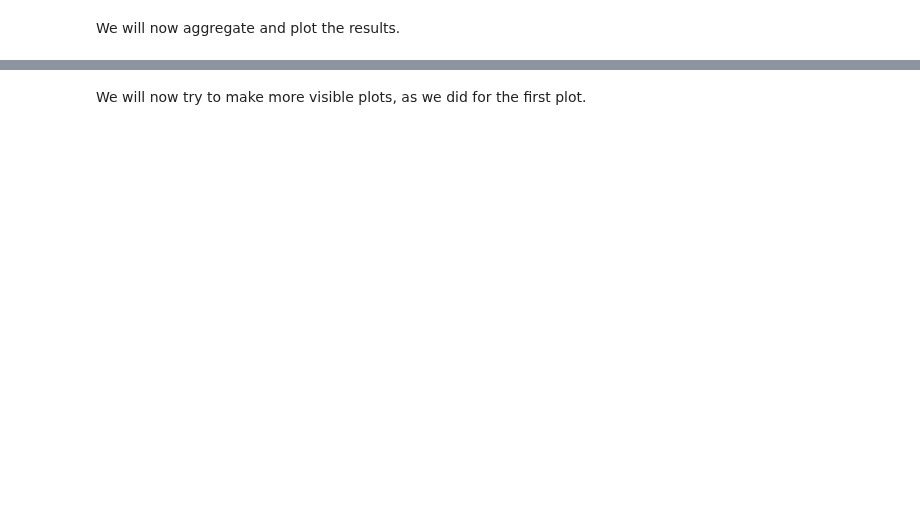
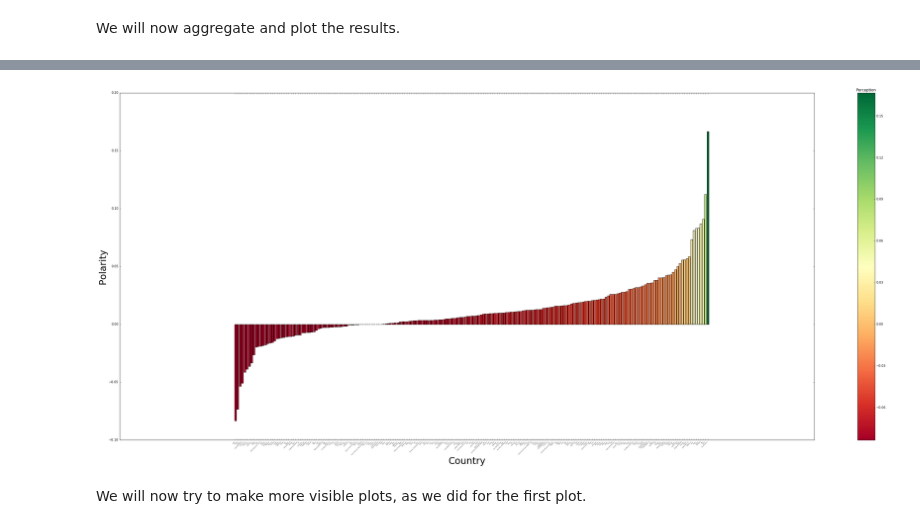
Before and after one commit to amirsh/ada-ana, a Jupyter notebook: HW5-notebooks/HW5-part2.ipynb, the cells around one changed output, grey strips where cells are left out. Cells and saved outputs as stored; diff of their text form; code cells hidden in the pictures; blank space fills up the shorter version.

```diff
--- a/HW5-notebooks/HW5-part2.ipynb
+++ b/HW5-notebooks/HW5-part2.ipynb
@@ -325,13 +325,14 @@ liu_hu_lexicon_polarity(mail,tokenizer)
 # %% [markdown]
 We will now apply the polarity function on all the emails.
 # %%
-tokenizer = treebank.TreebankWordTokenizer()
-
 sentiments2 = {}
 
 for i in np.arange(clean_emails.shape[0]):
     mail = clean_emails.iloc[i,0]
     sentiments2[i] = liu_hu_lexicon_polarity(mail,tokenizer)
+    # verbose
+    if i % 100 == 0:
+        print('email No {}'.format(i+1))
 
 sentiments2 = pd.Series(sentiments2)
 clean_emails['Polarity 2'] = sentiments2
@@ -342,7 +367,7 @@ We will now aggregate and plot the results.
 rows = []
 _ = clean_emails.apply(lambda row: [rows.append([row['Email Text'], nn, row['Polarity 2']])
                          for nn in row.Countries], axis=1)
-clean_emails_new = pd.DataFrame(rows, columns=clean_emails.columns)
-countries_polarity2 = clean_emails_new[['Countries', 'Polarity 2']]
+clean_emails_new = pd.DataFrame(rows, columns=['Email Text','Countries','Polarity'])
+countries_polarity2 = clean_emails_new[['Countries', 'Polarity']]
 
 countries_polarity2.head()
@@ -348,0 +381,3 @@ countries_polarity2.head()
+# %%
+countries_polarity2 = countries_polarity2.groupby('Countries').agg('mean').sort_values('Polarity')
+countries_polarity2.head()
@@ -349,18 +392,20 @@ countries_polarity2.head()
 # %%
 # Set up colors : red to green
 plt.figure(figsize = (50,20))
-y = np.array(countries_polarity['Polarity'])
+y = np.array(countries_polarity2['Polarity'])
 colors = cm.RdYlGn(y / float(max(y)))
 plot = plt.scatter(y, y, c=y, cmap = 'RdYlGn')
 plt.clf()
 clb = plt.colorbar(plot)
 clb.ax.set_title("Perception")
 
 # Display bar plot : country frequency vs. country name, with color indicating polarity score
-plt.bar(range(countries_polarity.shape[0]), countries_polarity['Polarity'], align='center', tick_label=countries_polarity.index, color=colors)
+plt.bar(range(countries_polarity2.shape[0]), countries_polarity2['Polarity'], align='center', tick_label=countries_polarity2.index, color=colors)
 plt.xticks(rotation=45, ha='right',fontsize = 3)
 plt.xlabel("Country",fontsize = 30)
 plt.ylabel("Polarity",fontsize = 30)
 plt.show()
+# %% [output]
+[figure, added]
 # %% [markdown]
 We will now try to make more visible plots, as we did for the first plot.
```
Also changed, not shown: parts of 7 cells of this notebook.
